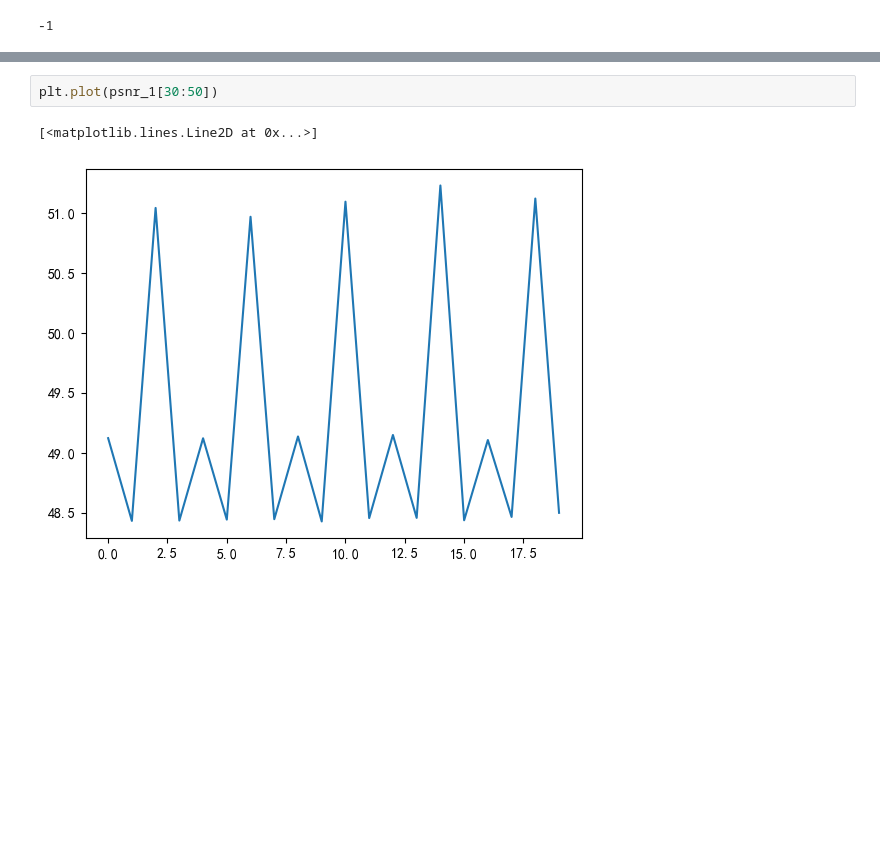
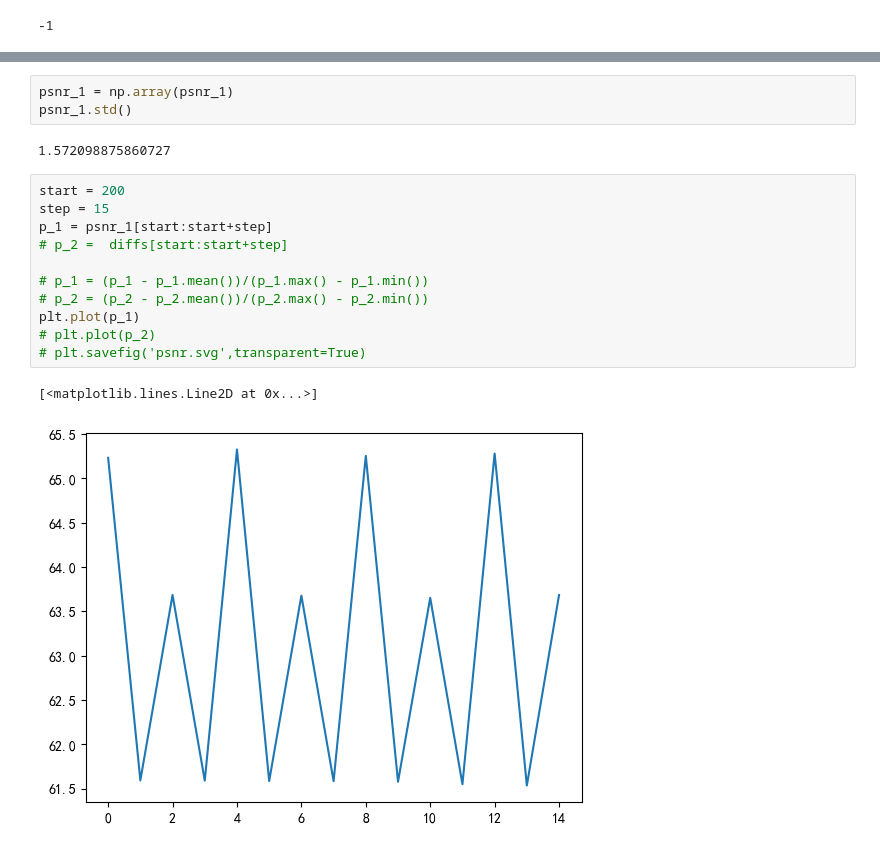
Before and after one commit to gnaloaixey/rppg_video_compression, a Jupyter notebook: others/drop.ipynb, the cells around one changed output, grey strips where cells are left out. Saved outputs shown, nothing was run; the diff lists cells and outputs as text; blank space fills up the shorter version.

```diff
--- a/others/drop.ipynb
+++ b/others/drop.ipynb
@@ -169,5 +171,19 @@ plt.plot(psnr_1)
-# %%
-plt.plot(psnr_1[30:50])
-# %% [output]
-[<matplotlib.lines.Line2D at 0x...>]
-[figure, removed]
+# %%
+psnr_1 = np.array(psnr_1)
+psnr_1.std()
+# %% [output]
+1.572098875860727
+# %%
+start = 200
+step = 15
+p_1 = psnr_1[start:start+step]
+# p_2 =  diffs[start:start+step]
+
+# p_1 = (p_1 - p_1.mean())/(p_1.max() - p_1.min())
+# p_2 = (p_2 - p_2.mean())/(p_2.max() - p_2.min())
+plt.plot(p_1)
+# plt.plot(p_2)
+# plt.savefig('psnr.svg',transparent=True)
+# %% [output]
+[<matplotlib.lines.Line2D at 0x...>]
+[figure, added]
```
Also changed, not shown: parts of 6 cells of this notebook, 47 other files.
